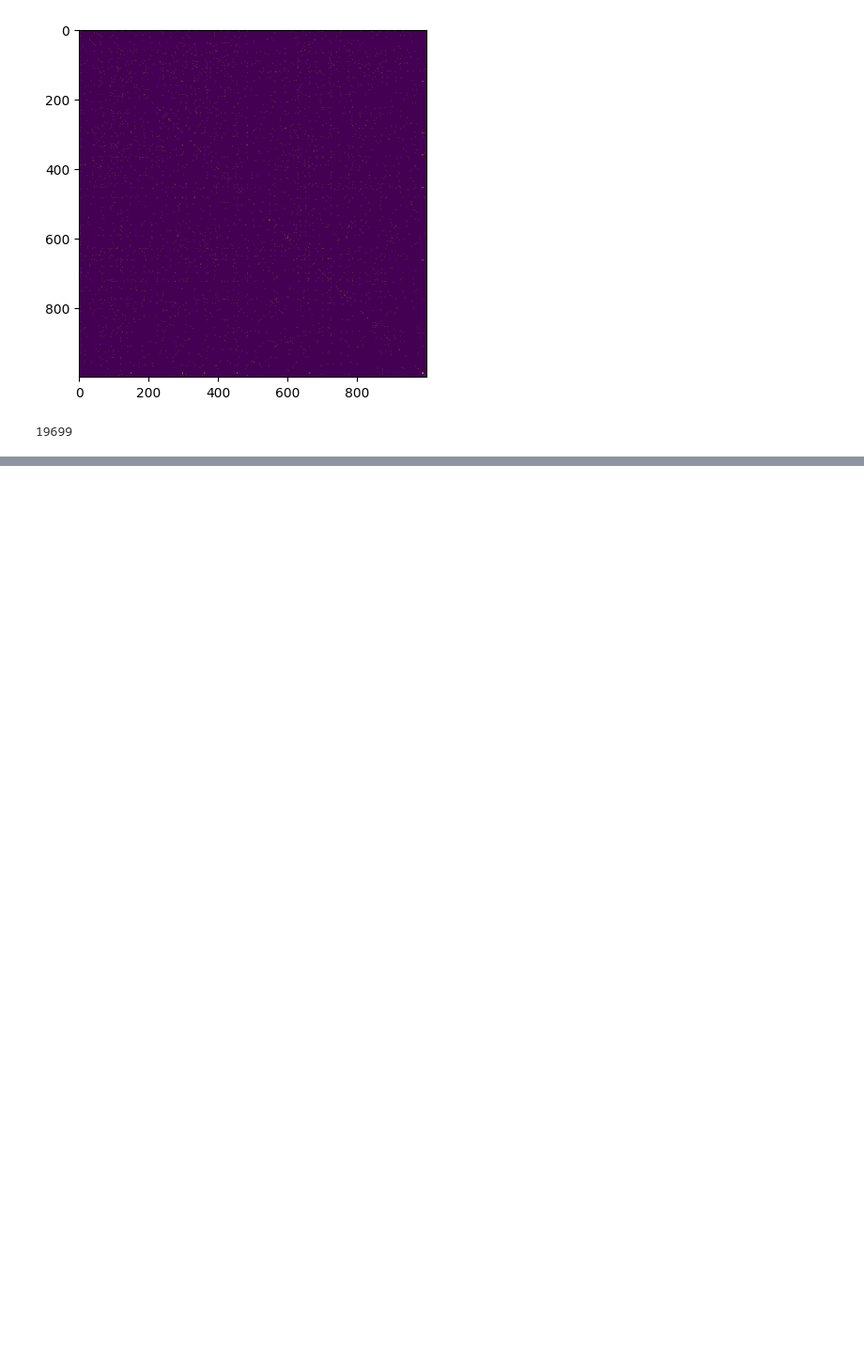
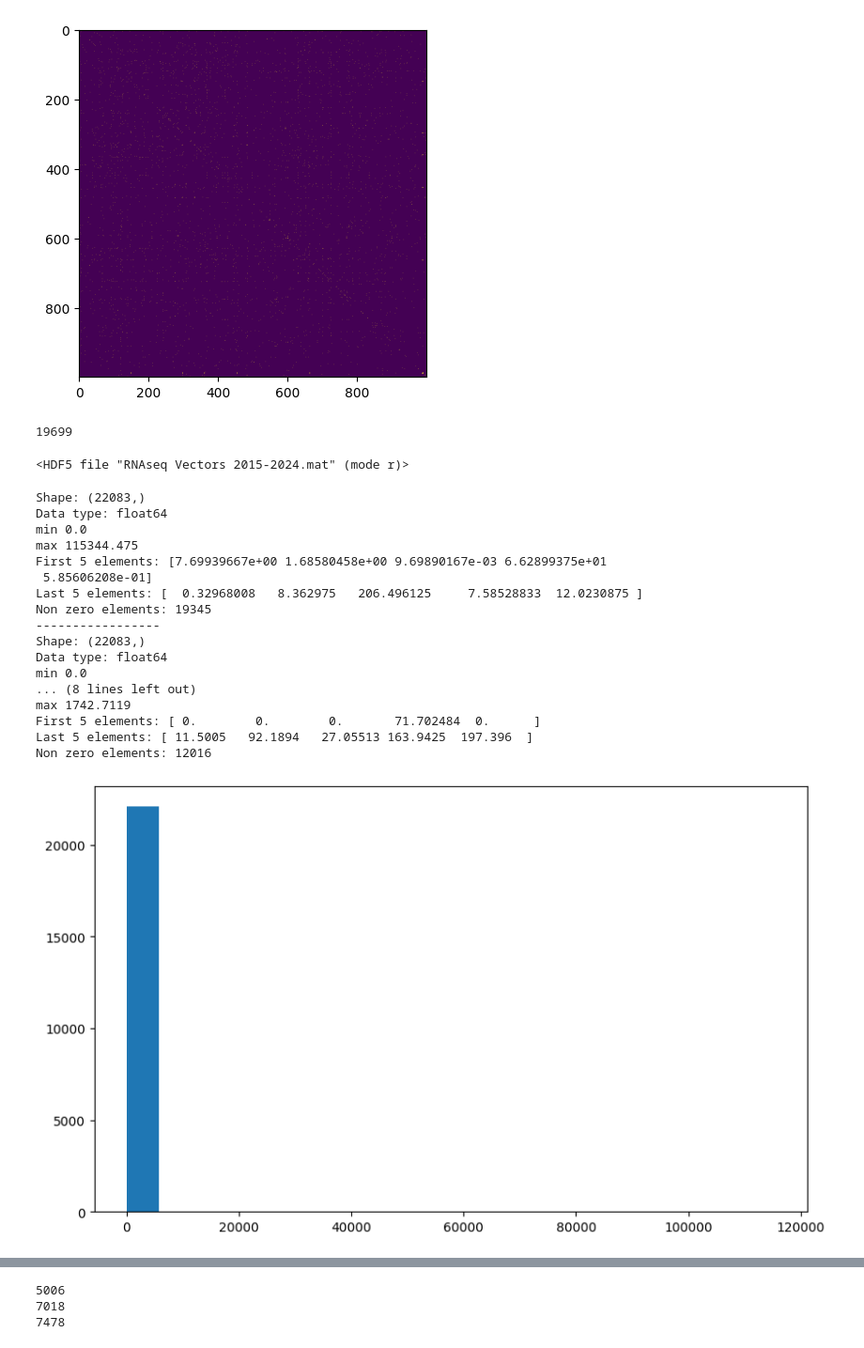
Before and after one commit to imnuvi/HardWiredGenome, a Jupyter notebook: Operations.ipynb, the cells around one changed output, grey strips where cells are left out. Shown at 94% size. Cells and saved outputs as stored; diff of their text form; code cells hidden in the pictures; blank space fills up the shorter version.

```diff
--- a/Operations.ipynb
+++ b/Operations.ipynb
@@ -271,3 +469,14 @@ with open(STRING_PROTEIN_GENE_PATH, 'r') as f:
         p, g = line.strip().split()
         protein_unique.add(p)
         gene_unique.add(g)
+# %%
+
+mat_file = h5py.File('/Users/ramprakash/development/lab_projects/Rajapakse_lab/data/HWG/RNAseq/RNAseq Vectors 2015-2024.mat', 'r')
+print(mat_file)
+# %% [output]
+<HDF5 file "RNAseq Vectors 2015-2024.mat" (mode r)>
+# %%
+X = pd.read_csv('/Users/ramprakash/development/lab_projects/Rajapakse_lab/data/HWG/RNAseq/X.csv')
+X_arr = X.to_numpy()
+obs = pd.read_csv('/Users/ramprakash/development/lab_projects/Rajapakse_lab/data/HWG/RNAseq/obs.csv', index_col=0)
+var = pd.read_csv('/Users/ramprakash/development/lab_projects/Rajapakse_lab/data/HWG/RNAseq/var.csv', index_col=0)
@@ -273,0 +577,36 @@ with open(STRING_PROTEIN_GENE_PATH, 'r') as f:
+# %%
+fibroblast_expression = X_arr[7]
+fibroblast_expression = np.nan_to_num(fibroblast_expression, nan=0)
+esc_expression = X_arr[11]
+esc_expression = np.nan_to_num(esc_expression, nan=0)
+myotube_expression = X_arr[12]
+myotube_expression = np.nan_to_num(myotube_expression, nan=0)
+
+fibroblast_nz_indices = np.nonzero(fibroblast_expression)
+esc_nz_indices = np.nonzero(esc_expression)
+myotube_nz_indices = np.nonzero(myotube_expression)
+# %%
+print_important_info(fibroblast_expression)
+print("-----------------")
+print_important_info(esc_expression)
+print("-----------------")
+print_important_info(myotube_expression)
+# %% [output]
+Shape: (22083,)
+Data type: float64
+min 0.0
+max 115344.475
+First 5 elements: [7.69939667e+00 1.68580458e+00 9.69890167e-03 6.62899375e+01
+ 5.85606208e-01]
+Last 5 elements: [  0.32968008   8.362975   206.496125     7.58528833  12.0230875 ]
+Non zero elements: 19345
+-----------------
+Shape: (22083,)
+Data type: float64
+min 0.0
+... (8 lines left out)
+max 1742.7119
+First 5 elements: [ 0.        0.        0.       71.702484  0.      ]
+Last 5 elements: [ 11.5005   92.1894   27.05513 163.9425  197.396  ]
+Non zero elements: 12016
+[figure, added]
@@ -273,0 +648,12 @@ with open(STRING_PROTEIN_GENE_PATH, 'r') as f:
+# %%
+print(len(df.iloc[0].expressed_genes))
+print(len(df.iloc[1].expressed_genes))
+print(len(df.iloc[2].expressed_genes))
+
+fibroblast_expressed_genes = df.iloc[0].expressed_genes
+esc_expressed_genes = df.iloc[1].expressed_genes
+myotube_expressed_genes = df.iloc[2].expressed_genes
+# %% [output]
+5006
+7018
+7478
```
Also changed, not shown: parts of 90 cells of this notebook, 29 other files.
